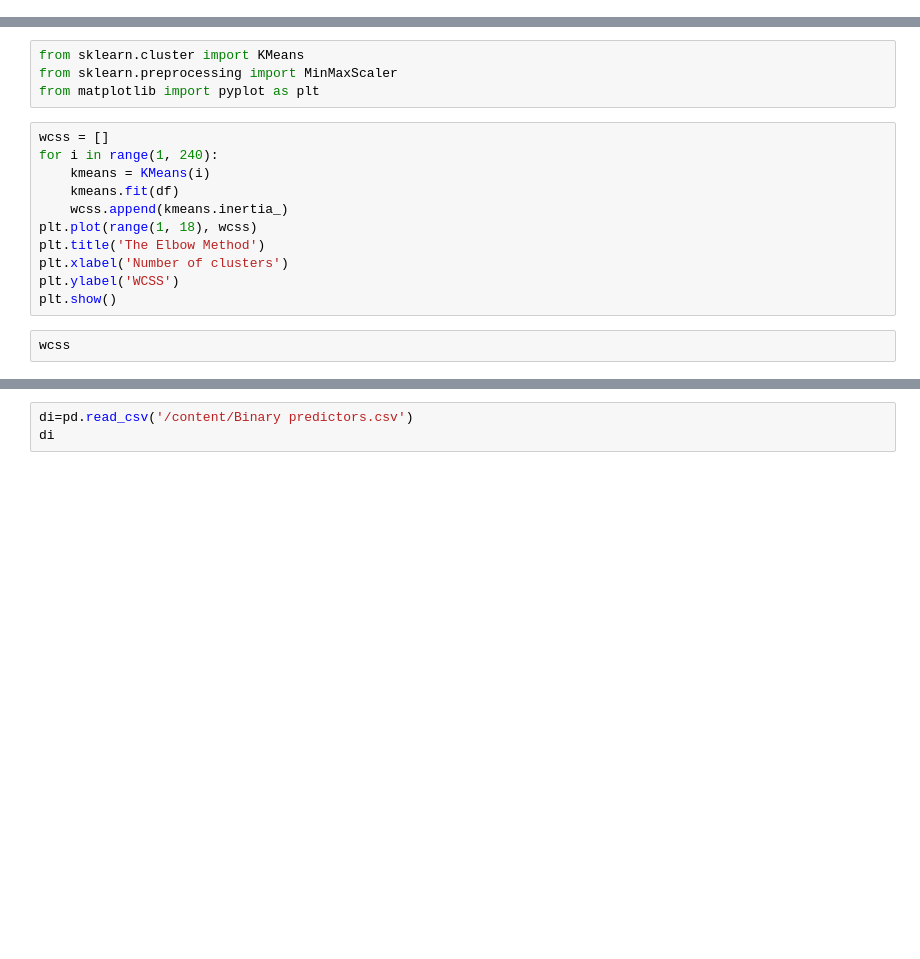
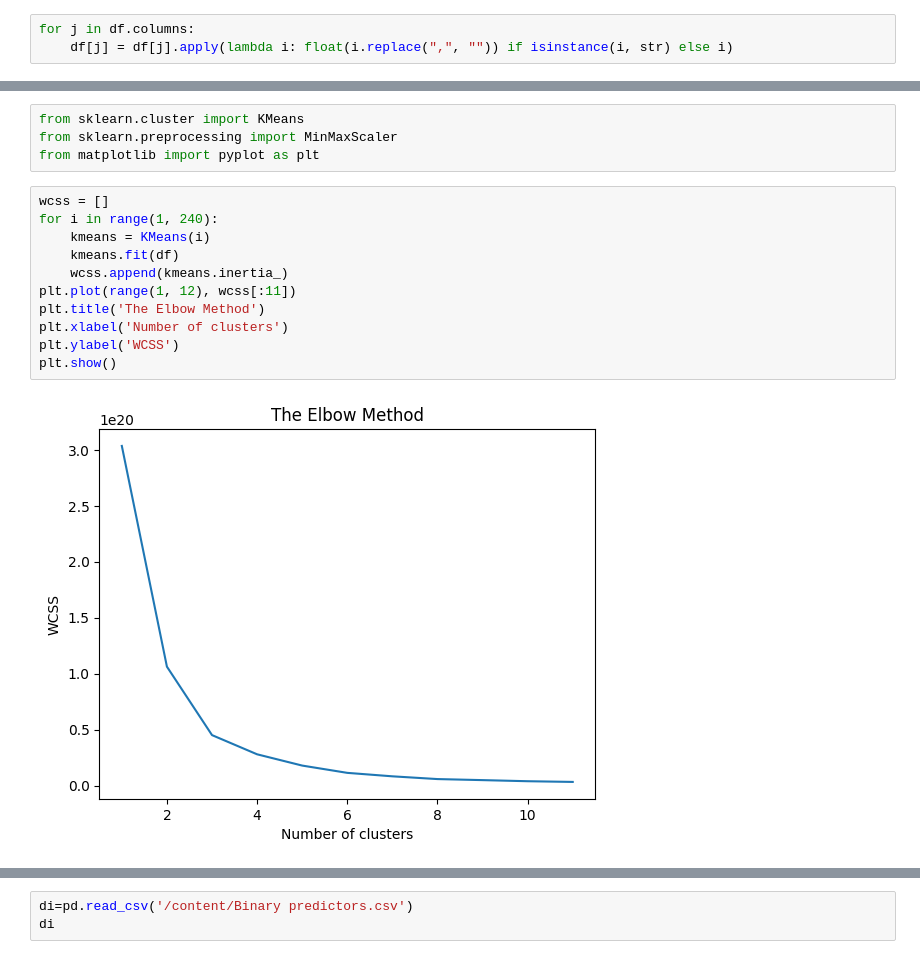
Before and after one commit to dineshdb02/machine-learning-practis, a Jupyter notebook: machine_learning_.ipynb, the cells around one changed output, grey strips where cells are left out. Saved outputs shown, nothing was run; the diff lists cells and outputs as text; blank space fills up the shorter version.

```diff
--- a/machine_learning_.ipynb
+++ b/machine_learning_.ipynb
@@ -49,6 +59,9 @@ df
 # %%
 for j in df.columns:
     df[j] = df[j].apply(lambda i: str(i.replace(",", "")) if isinstance(i, str) else i)
+# %%
+for j in df.columns:
+    df[j] = df[j].apply(lambda i: float(i.replace(",", "")) if isinstance(i, str) else i)
 # %%
 df['Date'] = pd.to_datetime(df['Date '])
 # %%
@@ -84,13 +97,13 @@ from matplotlib import pyplot as plt
 # %%
 wcss = []
 for i in range(1, 240):
     kmeans = KMeans(i)
     kmeans.fit(df)
     wcss.append(kmeans.inertia_)
-plt.plot(range(1, 18), wcss)
+plt.plot(range(1, 12), wcss[:11])
 plt.title('The Elbow Method')
 plt.xlabel('Number of clusters')
 plt.ylabel('WCSS')
 plt.show()
+# %% [output]
+[figure, added]
-# %%
-wcss
```
Also changed, not shown: parts of 41 cells of this notebook.
